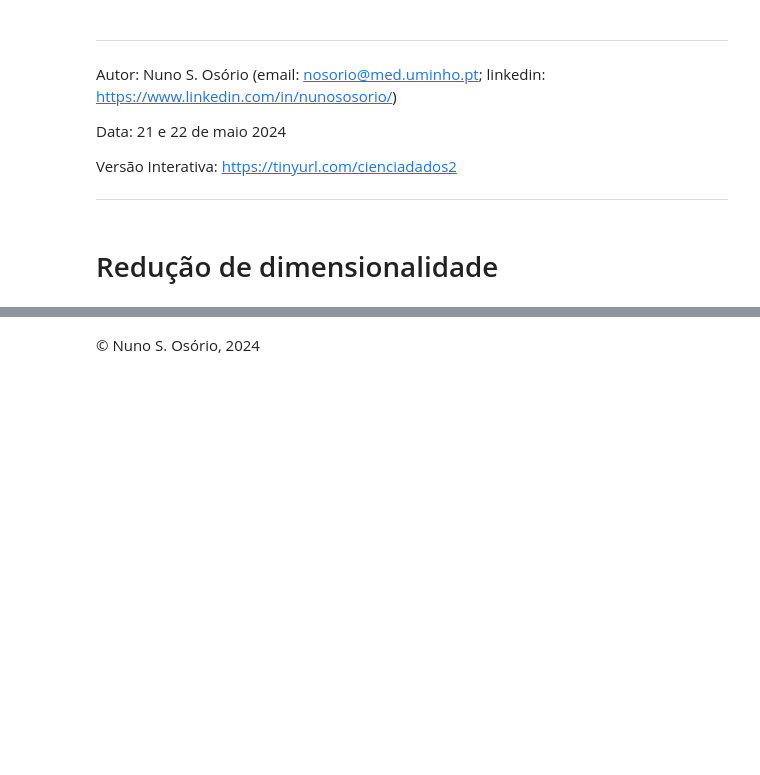
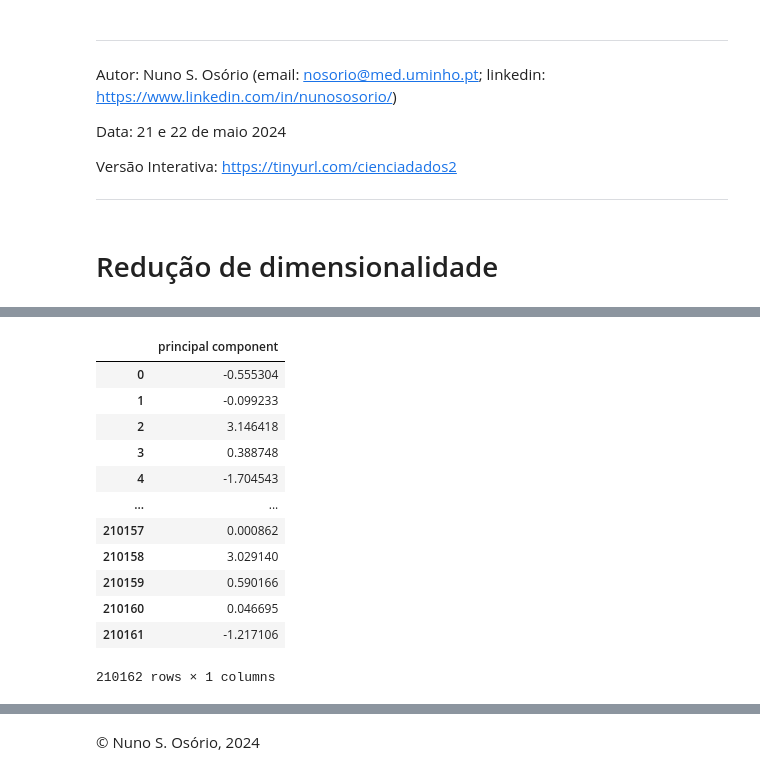
Before and after one commit to nunososorio/medicaldatascience, a Jupyter notebook: dataproc_c2.ipynb, the cells around one changed output, grey strips where cells are left out. Cells and saved outputs as stored; diff of their text form; code cells hidden in the pictures; blank space fills up the shorter version.

```diff
--- a/dataproc_c2.ipynb
+++ b/dataproc_c2.ipynb
@@ -31,0 +82,16 @@ display(HTML(iframe_code))
+# %%
+df_pca
+# %% [output]
+|  | principal component |
+| 0 | -0.555304 |
+| 1 | -0.099233 |
+| 2 | 3.146418 |
+| 3 | 0.388748 |
+| 4 | -1.704543 |
+| ... | ... |
+| 210157 | 0.000862 |
+| 210158 | 3.029140 |
+| 210159 | 0.590166 |
+| 210160 | 0.046695 |
+| 210161 | -1.217106 |
+210162 rows × 1 columns
```
Also changed, not shown: parts of 5 cells of this notebook.
